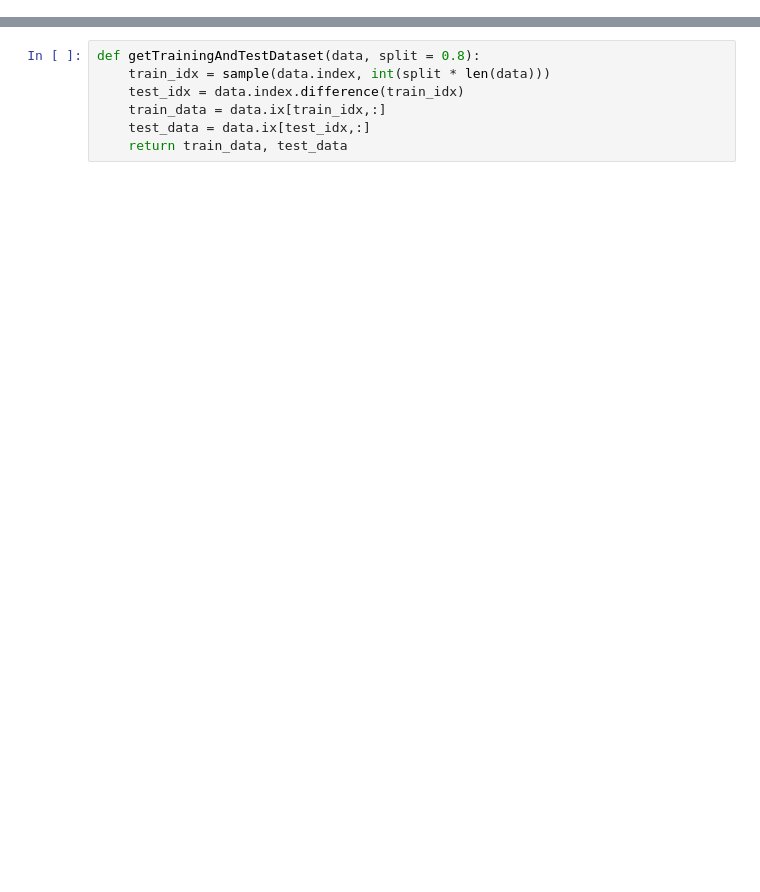
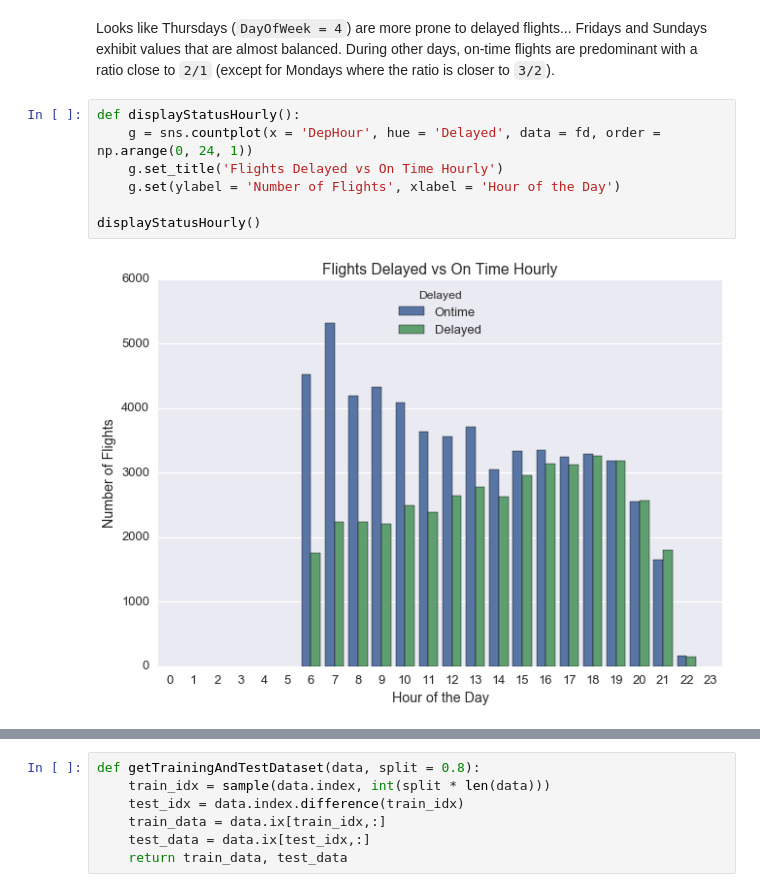
Before and after one commit to UrielTallon/Analytics, a Jupyter notebook: LogisticRegression.ipynb, the cells around one changed output, grey strips where cells are left out. Cells and saved outputs as stored; diff of their text form; blank space fills up the shorter version.

```diff
--- a/LogisticRegression.ipynb
+++ b/LogisticRegression.ipynb
@@ -145,0 +205,11 @@ def dataProcess():
+# %% [markdown]
+Looks like Thursdays (`DayOfWeek = 4`) are more prone to delayed flights... Fridays and Sundays exhibit values that are almost balanced. During other days, on-time flights are predominant with a ratio close to `2/1` (except for Mondays where the ratio is closer to `3/2`).
+# %%
+def displayStatusHourly():
+    g = sns.countplot(x = 'DepHour', hue = 'Delayed', data = fd, order = np.arange(0, 24, 1))
+    g.set_title('Flights Delayed vs On Time Hourly')
+    g.set(ylabel = 'Number of Flights', xlabel = 'Hour of the Day')
+
+displayStatusHourly()
+# %% [output]
+[figure, added]
```
Also changed, not shown: parts of 70 cells of this notebook, 1 other file.
